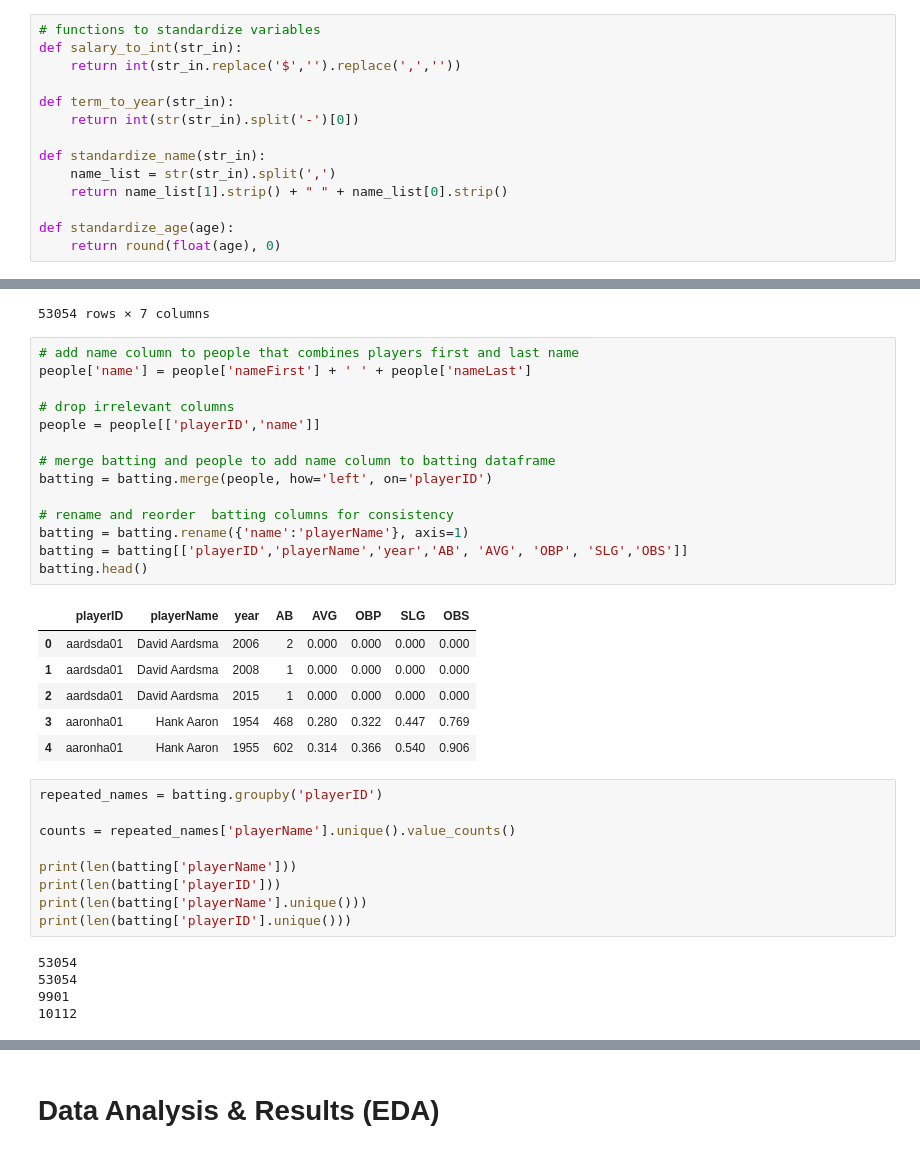
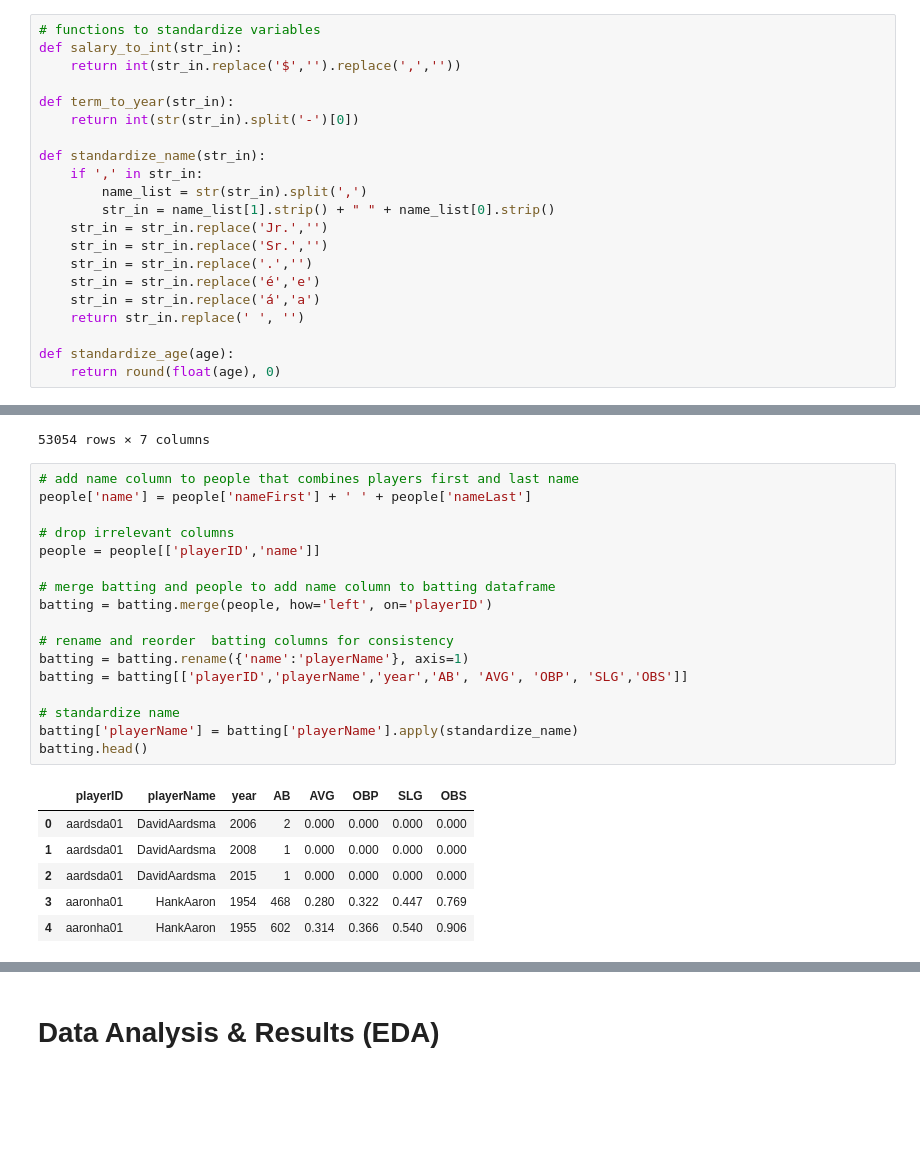
Before and after one commit to leo3friedman/baseball-salary-prediction, a Jupyter notebook: EDACheckpointGroup_042-Fa22.ipynb, the cells around one changed output, grey strips where cells are left out. Cells and saved outputs as stored; diff of their text form; blank space fills up the shorter version.

```diff
--- a/EDACheckpointGroup_042-Fa22.ipynb
+++ b/EDACheckpointGroup_042-Fa22.ipynb
@@ -72,8 +72,15 @@ def term_to_year(str_in):
     return int(str(str_in).split('-')[0])
 
 def standardize_name(str_in):
-    name_list = str(str_in).split(',')
-    return name_list[1].strip() + " " + name_list[0].strip()
+    if ',' in str_in:
+        name_list = str(str_in).split(',')
+        str_in = name_list[1].strip() + " " + name_list[0].strip()
+    str_in = str_in.replace('Jr.','')
+    str_in = str_in.replace('Sr.','')
+    str_in = str_in.replace('.','')
+    str_in = str_in.replace('é','e')
+    str_in = str_in.replace('á','a')
+    return str_in.replace(' ', '')
 
 def standardize_age(age):
     return round(float(age), 0)
@@ -221,35 +228,24 @@ batting
 # %%
 # add name column to people that combines players first and last name
 people['name'] = people['nameFirst'] + ' ' + people['nameLast']
 
 # drop irrelevant columns
 people = people[['playerID','name']]
 
 # merge batting and people to add name column to batting dataframe
 batting = batting.merge(people, how='left', on='playerID')
 
 # rename and reorder  batting columns for consistency
 batting = batting.rename({'name':'playerName'}, axis=1)
 batting = batting[['playerID','playerName','year','AB', 'AVG', 'OBP', 'SLG','OBS']]
+
+# standardize name
+batting['playerName'] = batting['playerName'].apply(standardize_name)
 batting.head()
 # %% [output]
 |  | playerID | playerName | year | AB | AVG | OBP | SLG | OBS |
-| 0 | aardsda01 | David Aardsma | 2006 | 2 | 0.000 | 0.000 | 0.000 | 0.000 |
-| 1 | aardsda01 | David Aardsma | 2008 | 1 | 0.000 | 0.000 | 0.000 | 0.000 |
-| 2 | aardsda01 | David Aardsma | 2015 | 1 | 0.000 | 0.000 | 0.000 | 0.000 |
-| 3 | aaronha01 | Hank Aaron | 1954 | 468 | 0.280 | 0.322 | 0.447 | 0.769 |
-| 4 | aaronha01 | Hank Aaron | 1955 | 602 | 0.314 | 0.366 | 0.540 | 0.906 |
+| 0 | aardsda01 | DavidAardsma | 2006 | 2 | 0.000 | 0.000 | 0.000 | 0.000 |
+| 1 | aardsda01 | DavidAardsma | 2008 | 1 | 0.000 | 0.000 | 0.000 | 0.000 |
+| 2 | aardsda01 | DavidAardsma | 2015 | 1 | 0.000 | 0.000 | 0.000 | 0.000 |
+| 3 | aaronha01 | HankAaron | 1954 | 468 | 0.280 | 0.322 | 0.447 | 0.769 |
+| 4 | aaronha01 | HankAaron | 1955 | 602 | 0.314 | 0.366 | 0.540 | 0.906 |
-# %%
-repeated_names = batting.groupby('playerID')
-
-counts = repeated_names['playerName'].unique().value_counts()
-
-print(len(batting['playerName']))
-print(len(batting['playerID']))
-print(len(batting['playerName'].unique()))
-print(len(batting['playerID'].unique()))
-# %% [output]
-53054
-53054
-9901
-10112
```
Also changed, not shown: parts of 5 cells of this notebook.
